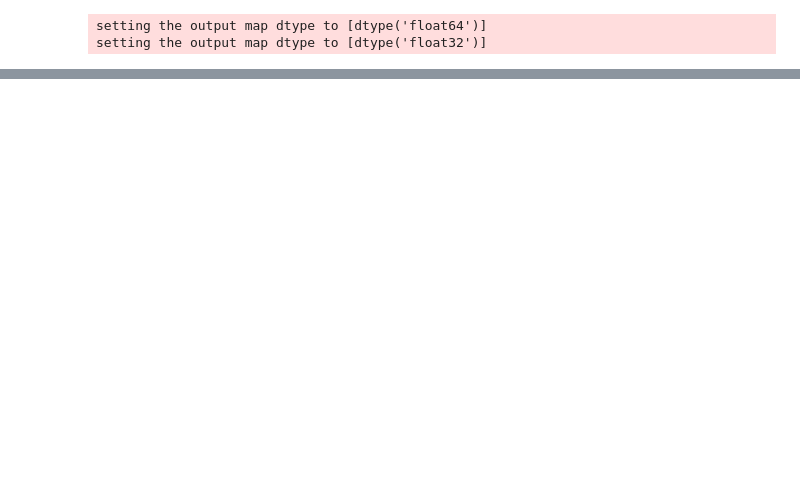
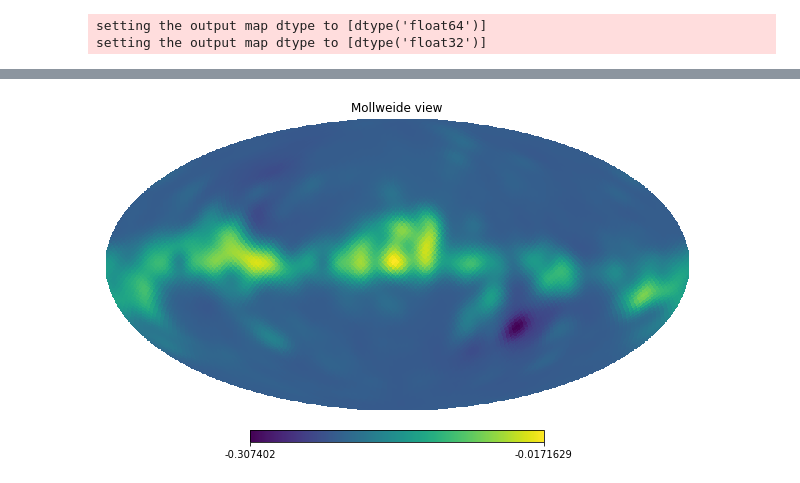
Before and after one commit to Augustocmb/cmblss, a Jupyter notebook: Compton_y-map_mask_143Ghz.ipynb, the cells around one changed output, grey strips where cells are left out. Cells and saved outputs as stored; diff of their text form; code cells hidden in the pictures; blank space fills up the shorter version.

```diff
--- a/Compton_y-map_mask_143Ghz.ipynb
+++ b/Compton_y-map_mask_143Ghz.ipynb
@@ -53,0 +76,4 @@ hp.mollview(sz_m)
+# %%
+hp.mollview(m)
+# %% [output]
+[figure, added]
```
Also changed, not shown: parts of 7 cells of this notebook.
